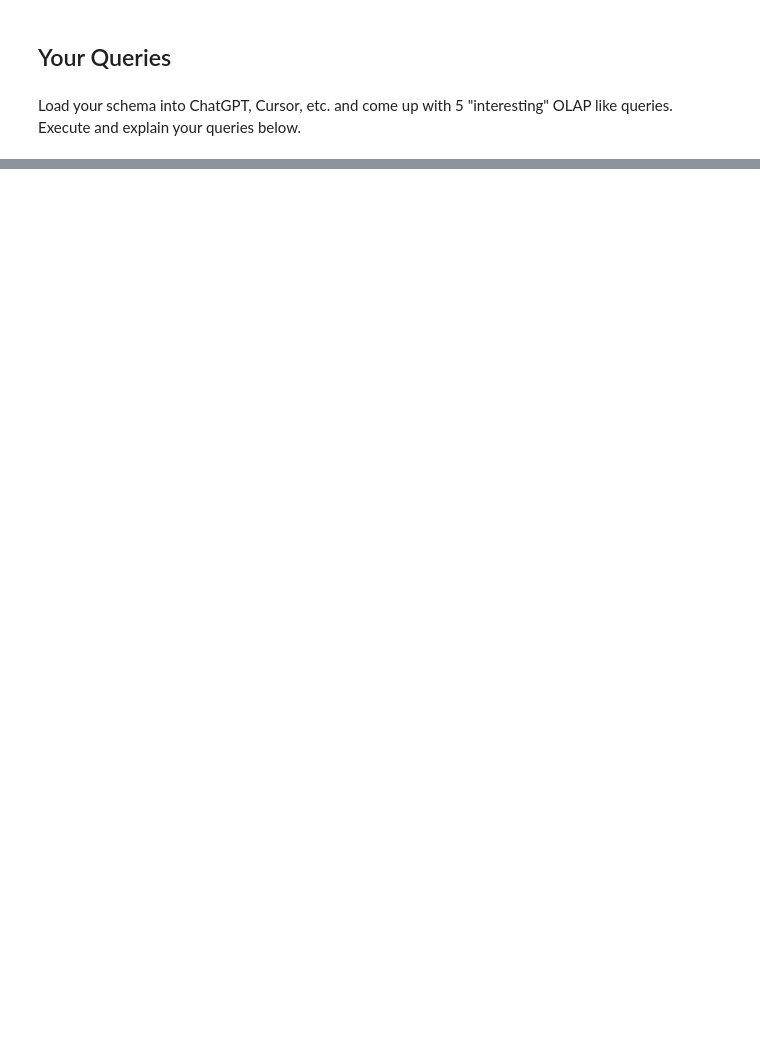
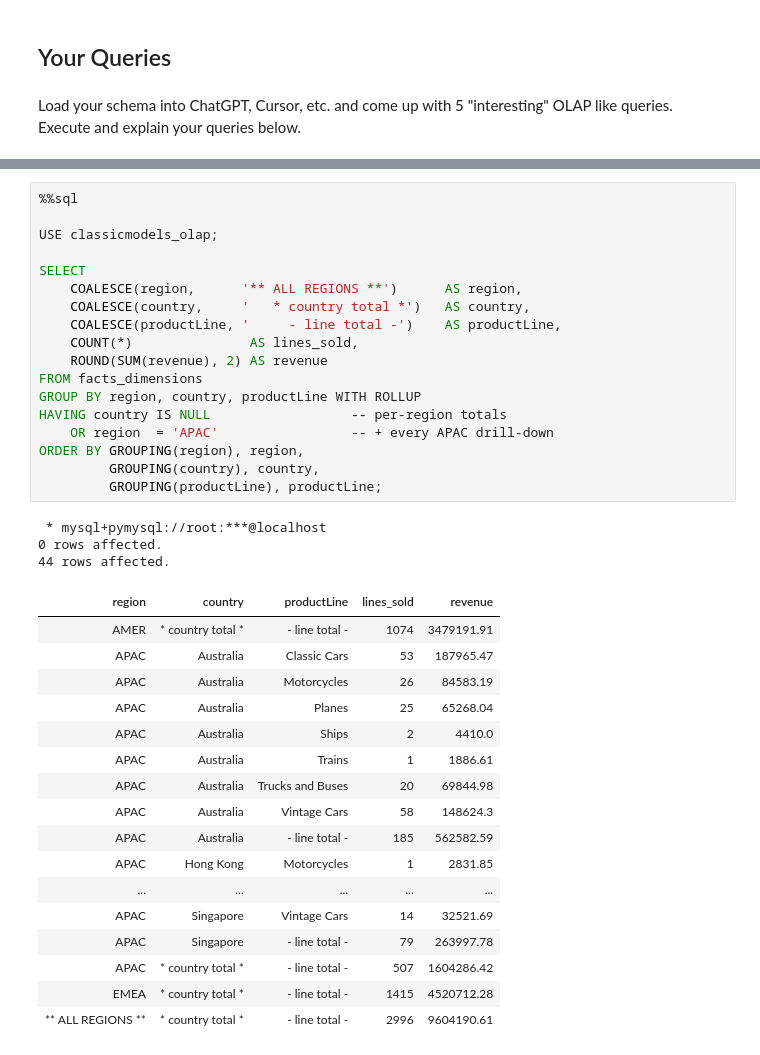
Before and after one commit to david-van-nguyen/W4111-Intro-to-Databases-Spring-2026, a Jupyter notebook: Homework/HW4/dff9-W4111-Spring-2026-HW4-non-programming-v1.ipynb, the cells around one changed output, grey strips where cells are left out. Saved outputs shown, nothing was run; the diff lists cells and outputs as text; blank space fills up the shorter version.

```diff
--- a/Homework/HW4/dff9-W4111-Spring-2026-HW4-non-programming-v1.ipynb
+++ b/Homework/HW4/dff9-W4111-Spring-2026-HW4-non-programming-v1.ipynb
@@ -445,0 +640,39 @@ Load your schema into ChatGPT, Cursor, etc. and come up with 5 "interesting" OLA
+# %%
+%%sql
+
+USE classicmodels_olap;
+
+SELECT
+    COALESCE(region,      '** ALL REGIONS **')      AS region,
+    COALESCE(country,     '   * country total *')   AS country,
+    COALESCE(productLine, '     - line total -')    AS productLine,
+    COUNT(*)               AS lines_sold,
+    ROUND(SUM(revenue), 2) AS revenue
+FROM facts_dimensions
+GROUP BY region, country, productLine WITH ROLLUP
+HAVING country IS NULL                  -- per-region totals
+    OR region  = 'APAC'                 -- + every APAC drill-down
+ORDER BY GROUPING(region), region,
+         GROUPING(country), country,
+         GROUPING(productLine), productLine;
+# %% [output]
+ * mysql+pymysql://root:***@localhost
+0 rows affected.
+44 rows affected.
+| region | country | productLine | lines_sold | revenue |
+| AMER | * country total * | - line total - | 1074 | 3479191.91 |
+| APAC | Australia | Classic Cars | 53 | 187965.47 |
+| APAC | Australia | Motorcycles | 26 | 84583.19 |
+| APAC | Australia | Planes | 25 | 65268.04 |
+| APAC | Australia | Ships | 2 | 4410.0 |
+| APAC | Australia | Trains | 1 | 1886.61 |
+| APAC | Australia | Trucks and Buses | 20 | 69844.98 |
+| APAC | Australia | Vintage Cars | 58 | 148624.3 |
+| APAC | Australia | - line total - | 185 | 562582.59 |
+| APAC | Hong Kong | Motorcycles | 1 | 2831.85 |
+| ... | ... | ... | ... | ... |
+| APAC | Singapore | Vintage Cars | 14 | 32521.69 |
+| APAC | Singapore | - line total - | 79 | 263997.78 |
+| APAC | * country total * | - line total - | 507 | 1604286.42 |
+| EMEA | * country total * | - line total - | 1415 | 4520712.28 |
+| ** ALL REGIONS ** | * country total * | - line total - | 2996 | 9604190.61 |
```
Also changed, not shown: parts of 19 cells of this notebook, 1 other file.
